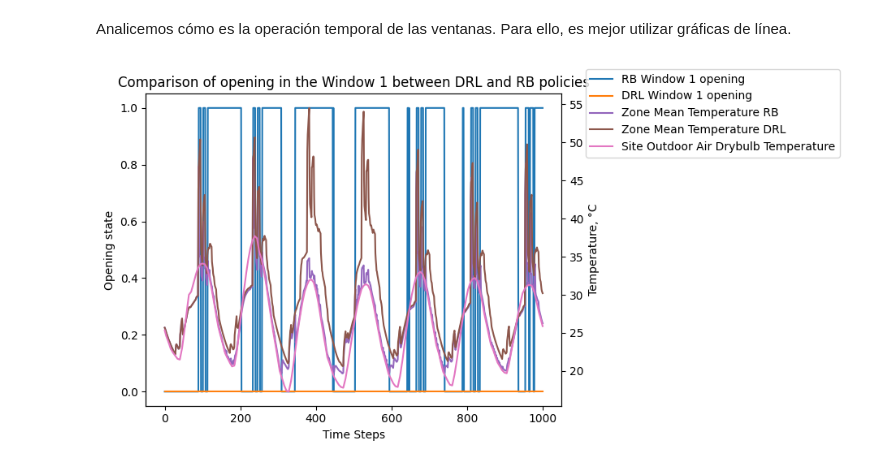
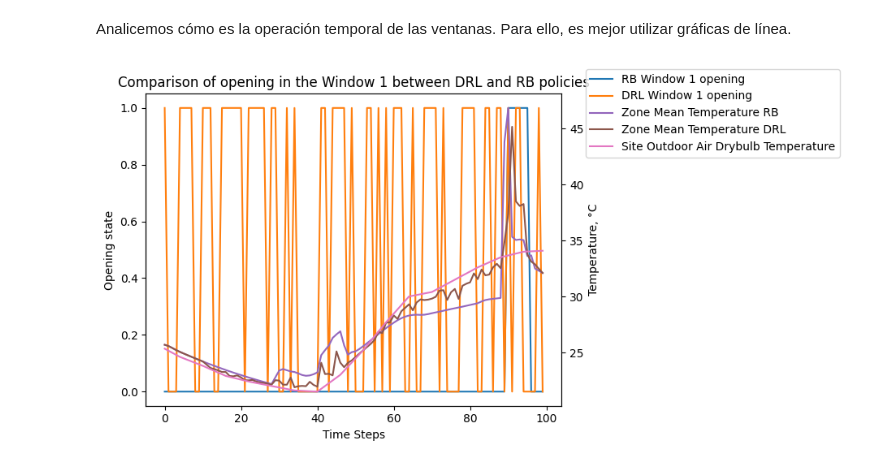
Before and after one commit to hermmanhender/eprllib, a Jupyter notebook: postprocess/marl_results_evaluation.ipynb, the cells around one changed output. Saved outputs shown, nothing was run; the diff lists cells and outputs as text; code cells hidden in the pictures.

```diff
--- a/postprocess/marl_results_evaluation.ipynb
+++ b/postprocess/marl_results_evaluation.ipynb
@@ -339,11 +347,11 @@ def policy_analisys(drl_data_cleaned, rb_data_cleaned, a:int=None, b:int=None, T
     plt.show()
 # %%
 a = 0
-b = 1000
+b = 100
 
 policy_analisys(drl_data_cleaned, rb_data_cleaned, a, b, To=True)
 # %% [output]
-[figure, old version]
+[figure, new version]
 # %%
 a = None
 b = None
```
Also changed, not shown: parts of 8 cells of this notebook, 53 other files.
